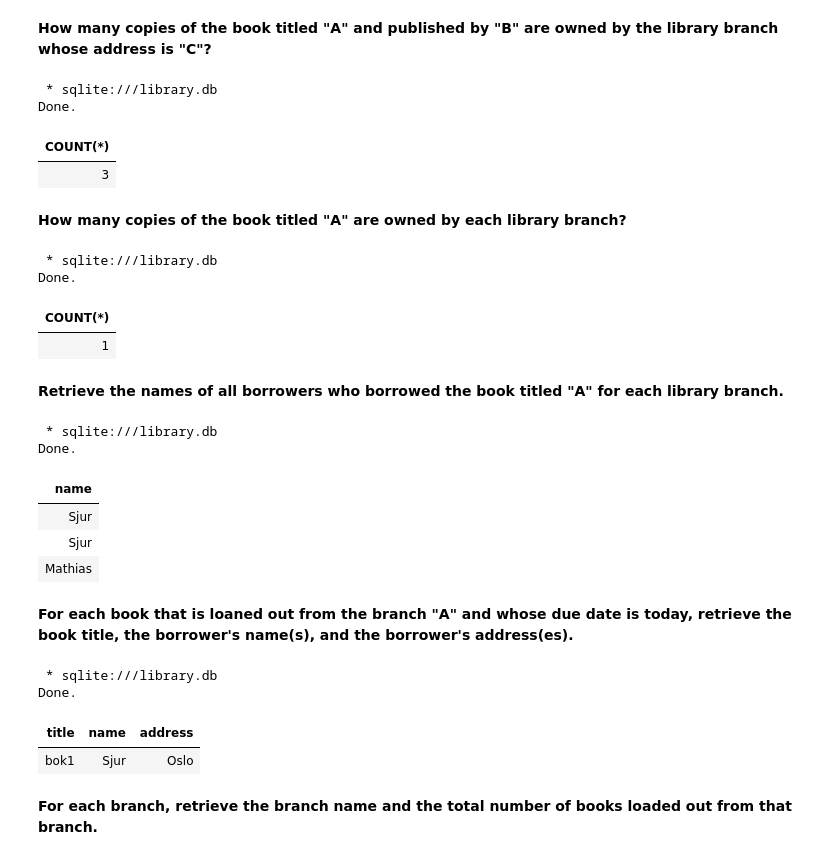
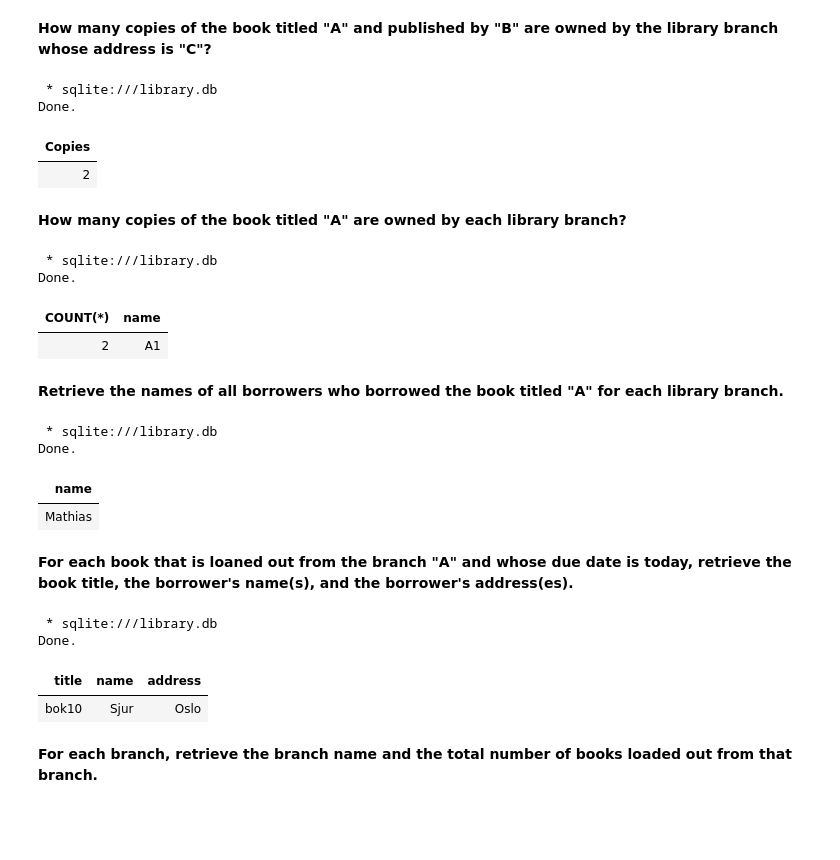
Before and after one commit to GustavsenSj/Gruppe5, a Jupyter notebook: library.ipynb, the cells around one changed output. Saved outputs shown, nothing was run; the diff lists cells and outputs as text; code cells hidden in the pictures; blank space fills up the shorter version.

```diff
--- a/library.ipynb
+++ b/library.ipynb
@@ -278,33 +369,33 @@ Done.
 **How many copies of the book titled "A" and published by "B" are owned by the library branch whose address is "C"?**
 # %%
 %%sql
-SELECT COUNT(*)
-FROM books
-WHERE title = "bok1" AND publisher = "NTNU" AND bookID IN (
-    SELECT bookID
-    FROM branches
-    WHERE address = "Oslogata"
-);
+SELECT COUNT(*) AS Copies
+FROM bookInSystem
+INNER JOIN books USING(ISBN)
+INNER JOIN branches USING(branchID)
+WHERE title = "bok1" AND publisher = 'NTNU' AND address = 'Oslogata';
 # %% [output]
  * sqlite:///library.db
 Done.
-| COUNT(*) |
-| 3 |
+| Copies |
+| 2 |
 # %% [markdown]
 **How many copies of the book titled "A" are owned by each library branch?**
 # %%
 %%sql
-SELECT COUNT(*)
-FROM books
-WHERE title = "bok2" and bookID IN (
+SELECT COUNT(*), branches.name
+FROM bookInSystem
+INNER JOIN books USING(ISBN)
+INNER JOIN branches USING(branchID)
+WHERE title = "bok1" and bookID IN (
     SELECT bookID
     FROM branches
 );
 # %% [output]
  * sqlite:///library.db
 Done.
-| COUNT(*) |
-| 1 |
+| COUNT(*) | name |
+| 2 | A1 |
 # %% [markdown]
 **Retrieve the names of all borrowers who borrowed the book titled "A" for each library branch.**
 # %%
@@ -312,30 +403,30 @@ Done.
 SELECT name
 FROM borrowers
 INNER JOIN loans USING(borrowerID)
-INNER JOIN books USING(bookID)
+INNER JOIN bookInSystem USING(bookID)
+INNER JOIN books USING(ISBN)
 WHERE title = "bok1";
 # %% [output]
  * sqlite:///library.db
 Done.
 | name |
-| Sjur |
-| Sjur |
 | Mathias |
 # %% [markdown]
 **For each book that is loaned out from the branch "A" and whose due date is today, retrieve the book title, the borrower's name(s), and the borrower's address(es).**
 # %%
 %%sql
 SELECT books.title, borrowers.name, borrowers.address
-FROM books
+FROM bookInSystem
+INNER JOIN books USING(ISBN)
 INNER JOIN loans USING(bookID)
 INNER JOIN borrowers USING(borrowerID)
 INNER JOIN branches USING(branchID)
-WHERE branches.name = "A1" AND loans.dueDate = "2021-11-11"
+WHERE branches.name = "A10" AND loans.dueDate = "2021-11-11"
 # %% [output]
  * sqlite:///library.db
 Done.
 | title | name | address |
-| bok1 | Sjur | Oslo |
+| bok10 | Sjur | Oslo |
 # %% [markdown]
 **For each branch, retrieve the branch name and the total number of books loaded out from that branch.**
 # %%
```
Also changed, not shown: parts of 12 cells of this notebook, 1 other file.
